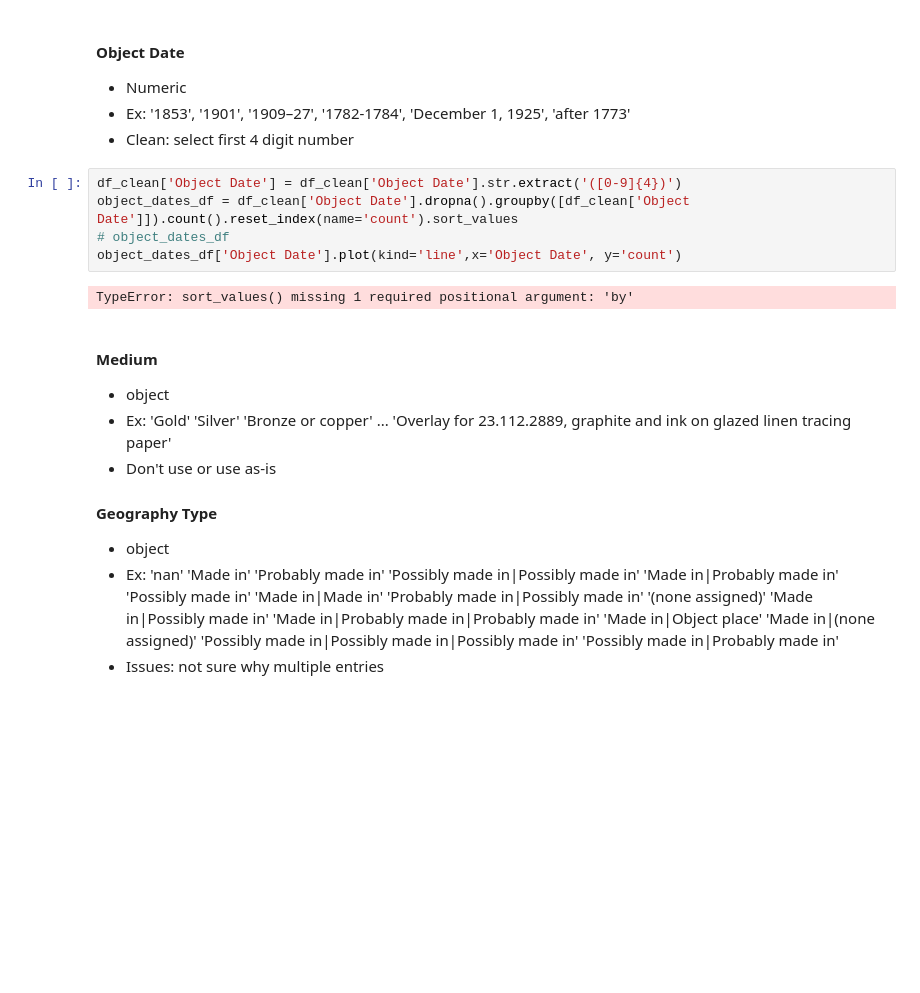
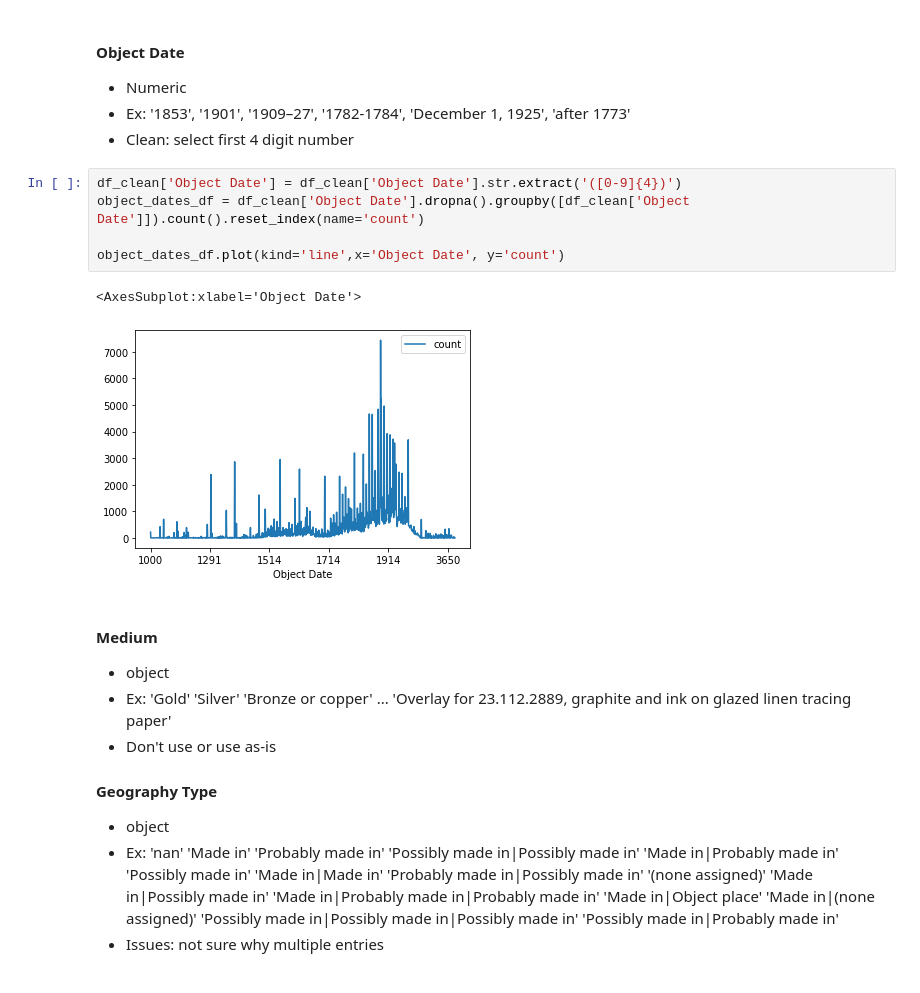
Before and after one commit to agraham85/metmuseum-datamining, a Jupyter notebook: cleaning_peter.ipynb, the cells around one changed output. Drawn from its saved outputs; the diff is of its cells as text; blank space fills up the shorter version.

```diff
--- a/cleaning_peter.ipynb
+++ b/cleaning_peter.ipynb
@@ -174,11 +183,12 @@ top10.plot.bar(x='Artist Role',y='percentage', rot=90)
 - Clean: select first 4 digit number
 # %%
 df_clean['Object Date'] = df_clean['Object Date'].str.extract('([0-9]{4})')
-object_dates_df = df_clean['Object Date'].dropna().groupby([df_clean['Object Date']]).count().reset_index(name='count').sort_values
-# object_dates_df
-object_dates_df['Object Date'].plot(kind='line',x='Object Date', y='count')
+object_dates_df = df_clean['Object Date'].dropna().groupby([df_clean['Object Date']]).count().reset_index(name='count')
+
+object_dates_df.plot(kind='line',x='Object Date', y='count')
 # %% [output]
-TypeError: sort_values() missing 1 required positional argument: 'by'
+<AxesSubplot:xlabel='Object Date'>
+[figure, added]
 # %% [markdown]
 
 #### Medium
```
Also changed, not shown: parts of 4 cells of this notebook, 1 other file.
